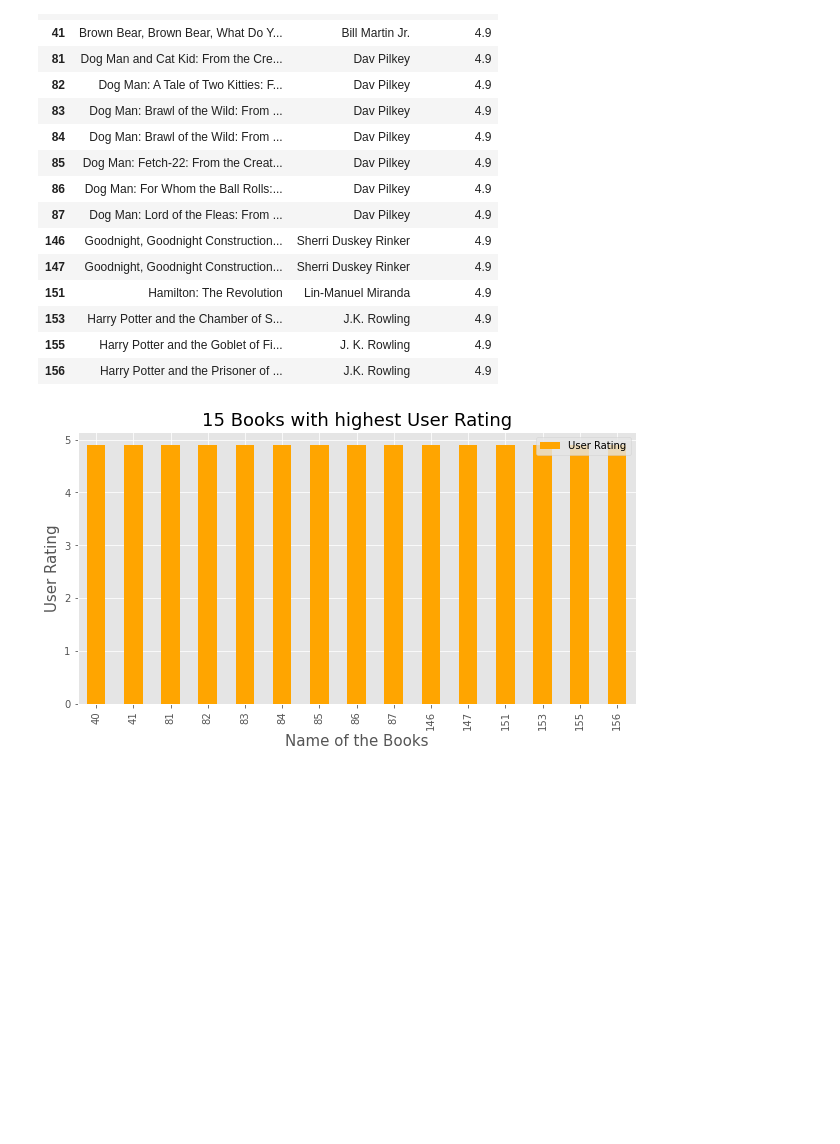
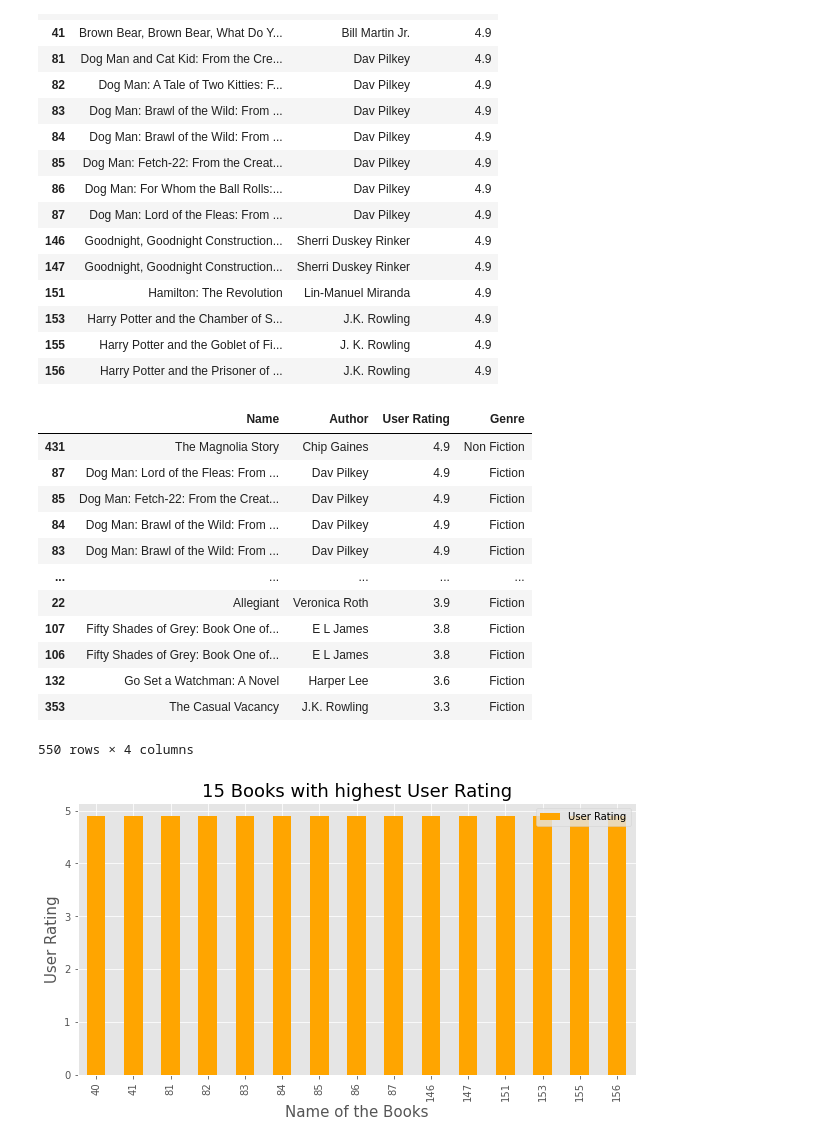
Before and after one commit to nivi-1993/Data-analysis, a Jupyter notebook: EDA on bestselling books-checkpoint.ipynb, the cells around one changed output. Cells and saved outputs as stored; diff of their text form; code cells hidden in the pictures; blank space fills up the shorter version.

```diff
--- a/EDA on bestselling books-checkpoint.ipynb
+++ b/EDA on bestselling books-checkpoint.ipynb
@@ -218,6 +218,22 @@ df[['Name','Author','User Rating']].nlargest(15, 'User Rating') # 15 Books with
 | 153 | Harry Potter and the Chamber of S... | J.K. Rowling | 4.9 |
 | 155 | Harry Potter and the Goblet of Fi... | J. K. Rowling | 4.9 |
 | 156 | Harry Potter and the Prisoner of ... | J.K. Rowling | 4.9 |
+# %%
+df[['Name','Author','User Rating','Genre']].sort_values(by=['User Rating'],ascending=False) #Books according to user rating
+# %% [output]
+|  | Name | Author | User Rating | Genre |
+| 431 | The Magnolia Story | Chip Gaines | 4.9 | Non Fiction |
+| 87 | Dog Man: Lord of the Fleas: From ... | Dav Pilkey | 4.9 | Fiction |
+| 85 | Dog Man: Fetch-22: From the Creat... | Dav Pilkey | 4.9 | Fiction |
+| 84 | Dog Man: Brawl of the Wild: From ... | Dav Pilkey | 4.9 | Fiction |
+| 83 | Dog Man: Brawl of the Wild: From ... | Dav Pilkey | 4.9 | Fiction |
+| ... | ... | ... | ... | ... |
+| 22 | Allegiant | Veronica Roth | 3.9 | Fiction |
+| 107 | Fifty Shades of Grey: Book One of... | E L James | 3.8 | Fiction |
+| 106 | Fifty Shades of Grey: Book One of... | E L James | 3.8 | Fiction |
+| 132 | Go Set a Watchman: A Novel | Harper Lee | 3.6 | Fiction |
+| 353 | The Casual Vacancy | J.K. Rowling | 3.3 | Fiction |
+550 rows × 4 columns
 # %%
 plt.rcParams['figure.figsize'] = (10,5)
 df[['Name','User Rating']].nlargest(15,'User Rating').plot.bar(color='orange')
```
Also changed, not shown: parts of 3 cells of this notebook.
